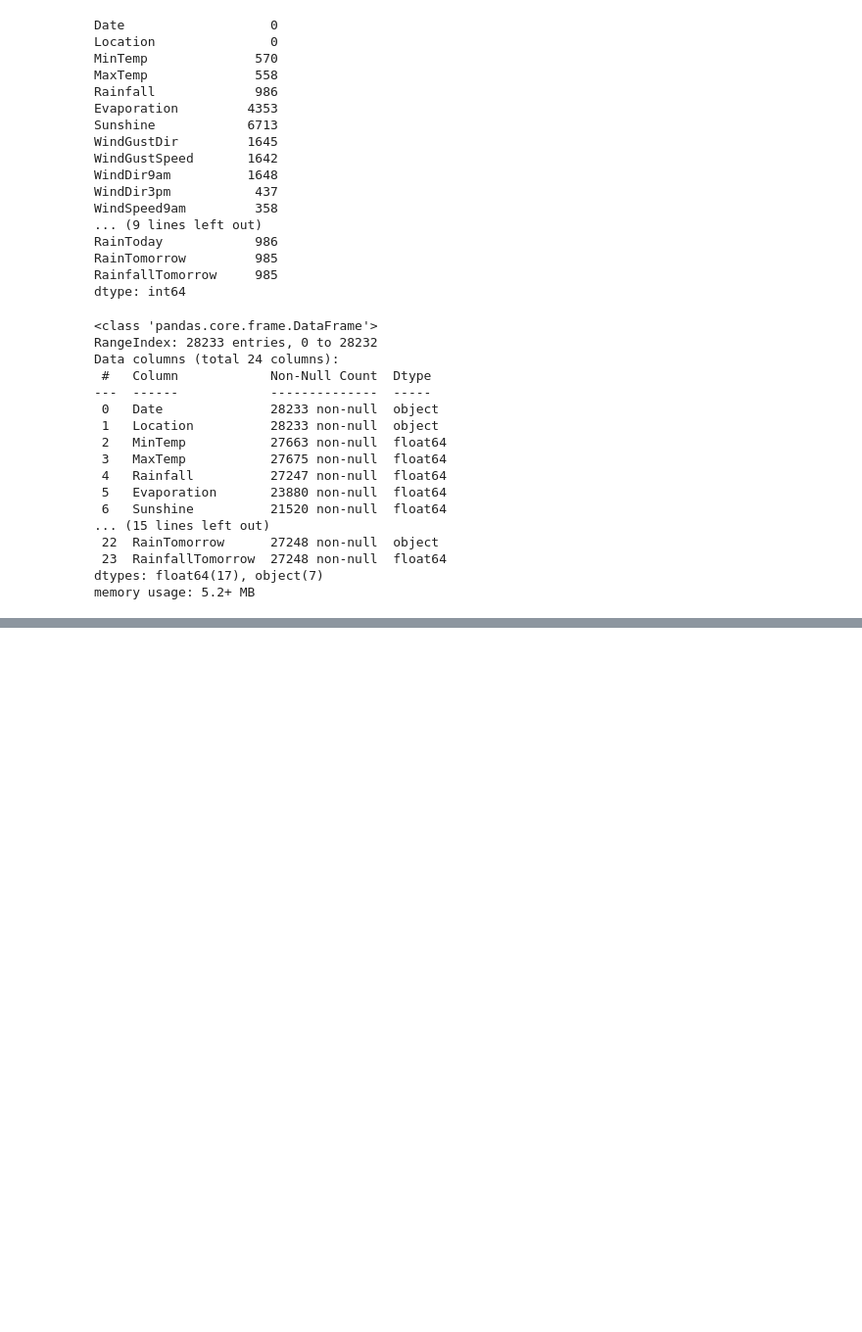
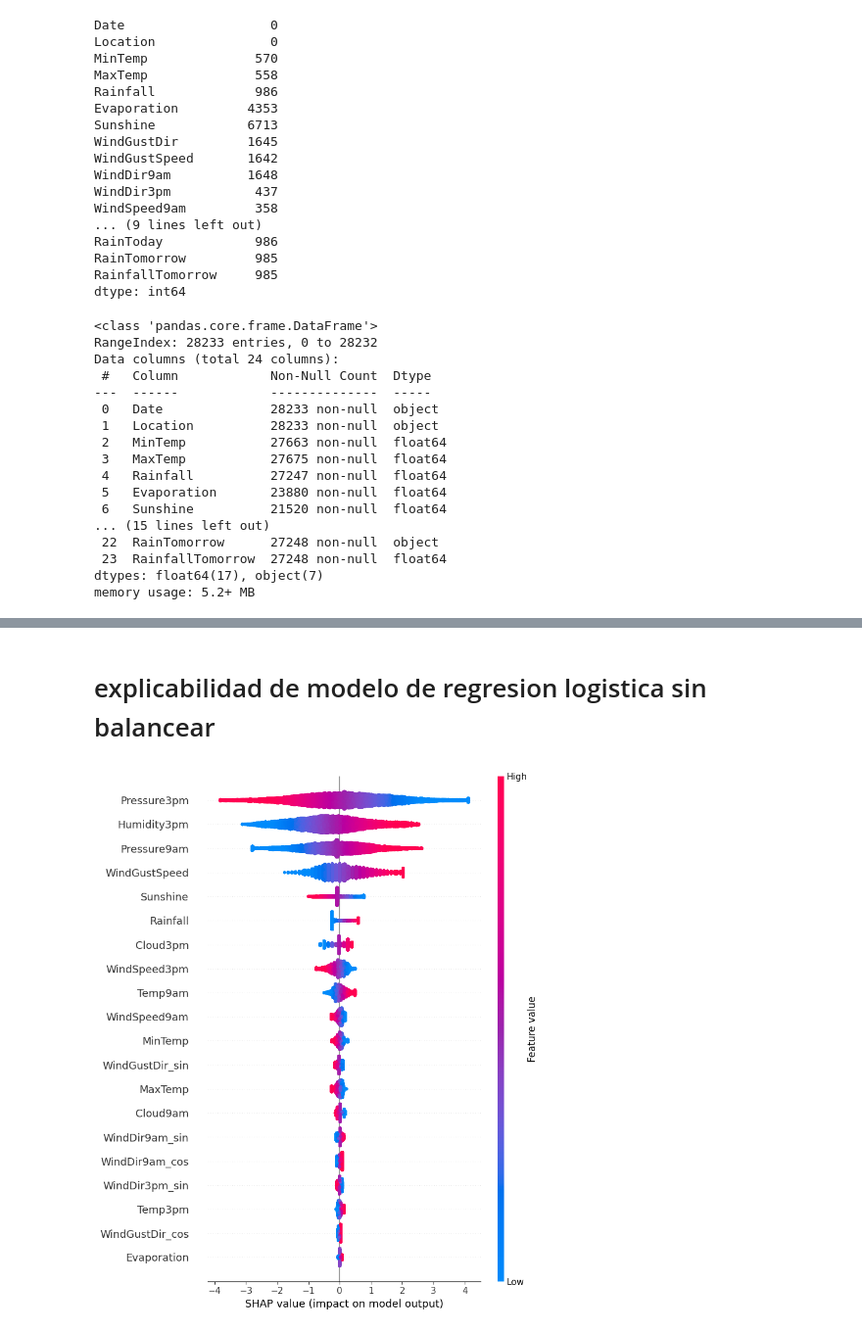
Before and after one commit to itssofiarce/AA1-TUIA-Petetta-Arce, a Jupyter notebook: TP_integrador_AA1_Petetta_Arce.ipynb, the cells around one changed output, grey strips where cells are left out. Shown at 98% size. Cells and saved outputs as stored; diff of their text form; code cells hidden in the pictures; blank space fills up the shorter version.

```diff
--- a/TP_integrador_AA1_Petetta_Arce.ipynb
+++ b/TP_integrador_AA1_Petetta_Arce.ipynb
@@ -45,5 +63,5 @@ from sklearn.metrics import mean_squared_error, r2_score
 # %%
-path= '/content/drive/MyDrive/weatherAUS.csv'
+path= '/content/weatherAUS.csv'
 df = pd.read_csv(path, usecols=range(1,25))
 df.head()
 # %% [output]
@@ -336,0 +656,17 @@ class OutliersTreater(BaseEstimator, TransformerMixin):
+# %% [markdown]
+# explicabilidad de modelo de regresion logistica sin balancear
+# %%
+explicar_clasificacion = shap.LinearExplainer(
+    classifier,
+    train_clasificacion_X.astype("float64").copy(),
+    features_names=train_clasificacion_X.columns,
+)
+
+
+shap_valores_clasificacion = explicar_clasificacion(
+    train_clasificacion_X.astype("float64")
+)
+
+shap.summary_plot(shap_valores_clasificacion, train_clasificacion_X)
+# %% [output]
+[figure, added]
```
Also changed, not shown: parts of 60 cells of this notebook.
